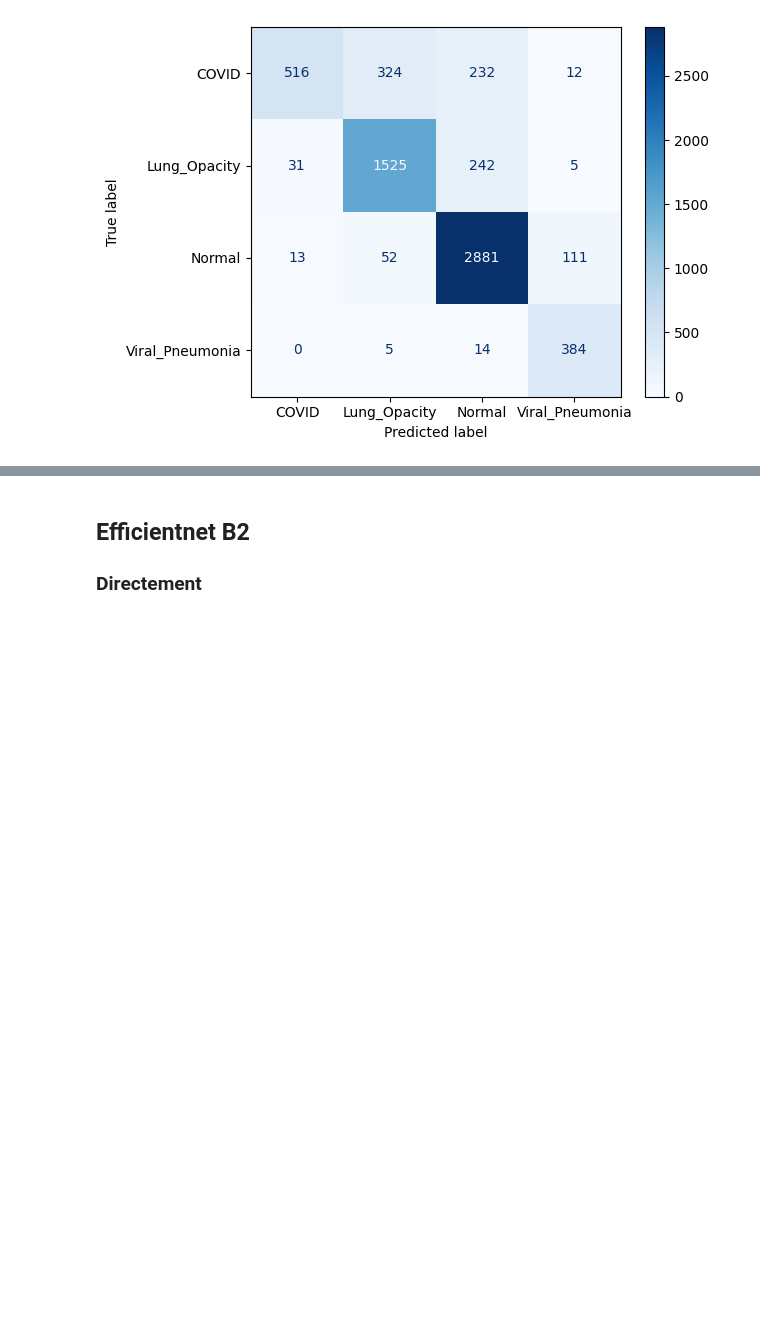
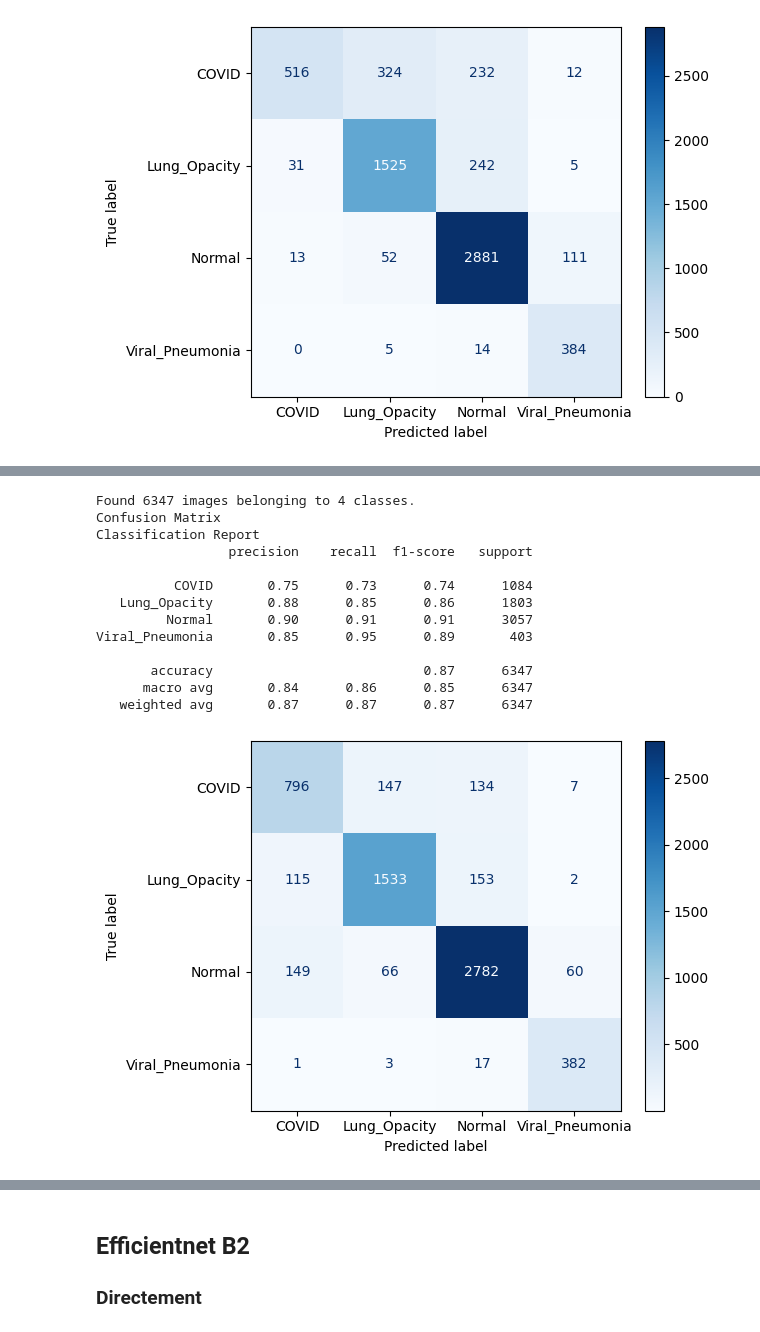
Before and after one commit to mmelkowski/radio_pulmo, a Jupyter notebook: notebooks/CHO_notebook_model_Keras.ipynb, the cells around one changed output, grey strips where cells are left out. Drawn from its saved outputs; the diff is of its cells as text; code cells hidden in the pictures; blank space fills up the shorter version.

```diff
--- a/notebooks/CHO_notebook_model_Keras.ipynb
+++ b/notebooks/CHO_notebook_model_Keras.ipynb
@@ -1357,0 +1543,31 @@ Viral_Pneumonia       0.75      0.95      0.84       403
+# %%
+
+#del base_model
+test_dataset = test_datagen.flow_from_directory(data_dir, batch_size = 64, class_mode= "categorical", target_size=(224,224), subset='validation', seed=42, shuffle=False)
+labels = list(test_dataset.class_indices.keys())
+
+Y_pred = model.predict(test_dataset, test_dataset.n // batch_size+1)
+y_pred = np.argmax(Y_pred, axis=1)
+
+print('Confusion Matrix')
+cm = confusion_matrix(test_dataset.classes, y_pred)
+disp = ConfusionMatrixDisplay(cm, display_labels= labels)
+disp.plot(cmap='Blues')
+
+print('Classification Report')
+print(classification_report(test_dataset.classes, y_pred, target_names=labels))
+# %% [output]
+Found 6347 images belonging to 4 classes.
+Confusion Matrix
+Classification Report
+                 precision    recall  f1-score   support
+
+          COVID       0.75      0.73      0.74      1084
+   Lung_Opacity       0.88      0.85      0.86      1803
+         Normal       0.90      0.91      0.91      3057
+Viral_Pneumonia       0.85      0.95      0.89       403
+
+       accuracy                           0.87      6347
+      macro avg       0.84      0.86      0.85      6347
+   weighted avg       0.87      0.87      0.87      6347
+[figure, added]
```
Also changed, not shown: parts of 14 cells of this notebook.
